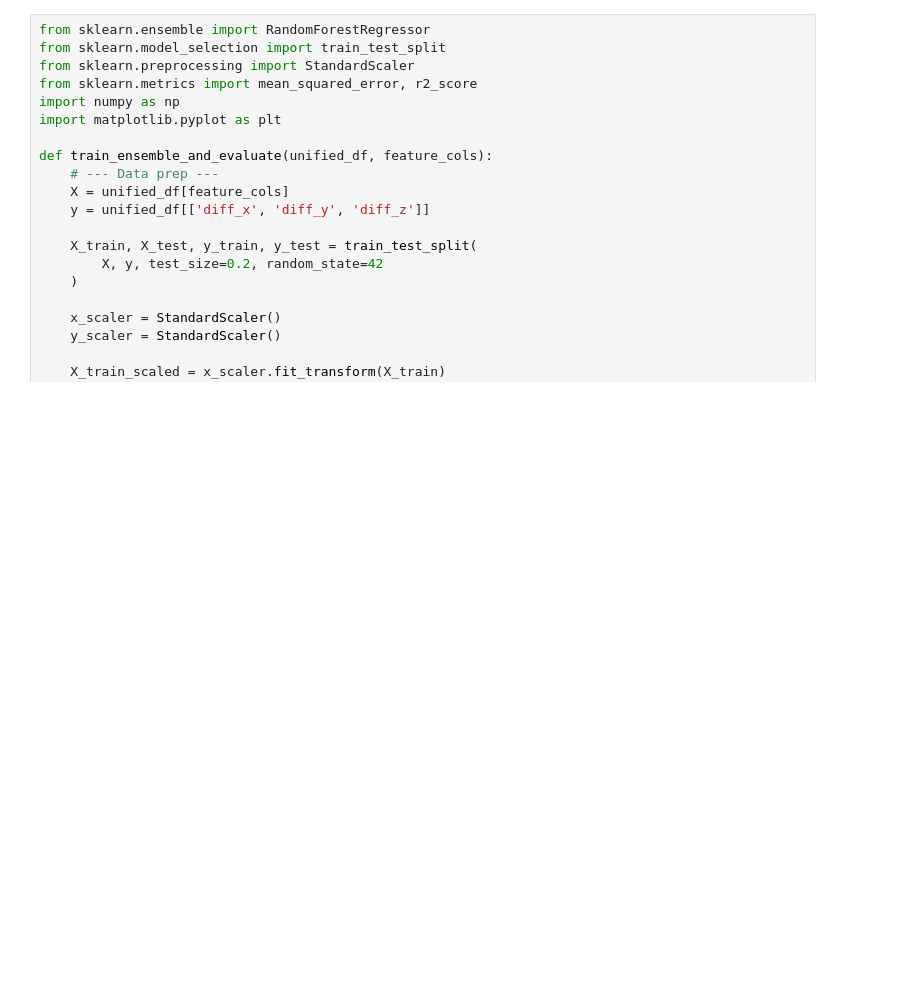
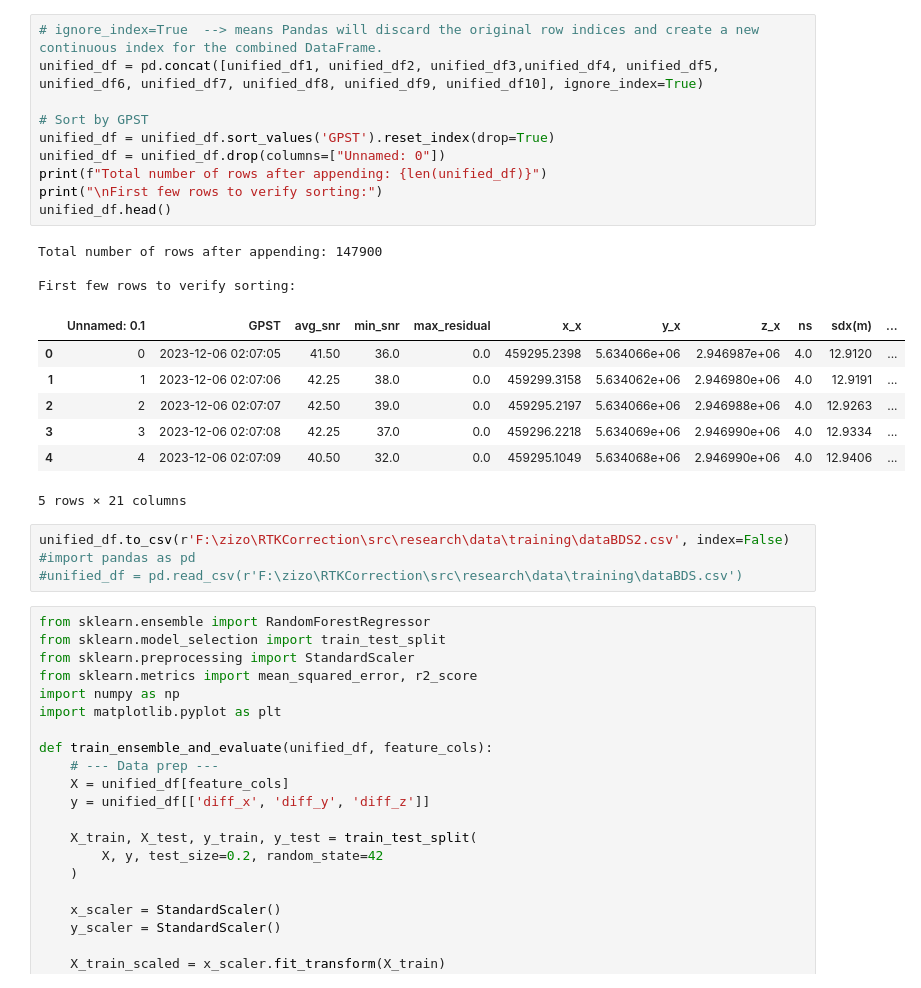
Before and after one commit to ZeyadSaleh-ejust/RTKCorrection, a Jupyter notebook: src/research/notebooks/test_single_constellation.ipynb, the cells around one changed output. Drawn from its saved outputs; the diff is of its cells as text; blank space fills up the shorter version.

Commit message:
testing data with continous configuration using all constellations

```diff
--- a/src/research/notebooks/test_single_constellation.ipynb
+++ b/src/research/notebooks/test_single_constellation.ipynb
@@ -3,3 +125,28 @@ unified_df = pd.read_csv(r'F:\zizo\RTKCorrection\src\research\data\training\data
+# %%
+# ignore_index=True  --> means Pandas will discard the original row indices and create a new continuous index for the combined DataFrame.
+unified_df = pd.concat([unified_df1, unified_df2, unified_df3,unified_df4, unified_df5, unified_df6, unified_df7, unified_df8, unified_df9, unified_df10], ignore_index=True)
+
+# Sort by GPST
+unified_df = unified_df.sort_values('GPST').reset_index(drop=True)
+unified_df = unified_df.drop(columns=["Unnamed: 0"])
+print(f"Total number of rows after appending: {len(unified_df)}")
+print("\nFirst few rows to verify sorting:")
+unified_df.head()
+# %% [output]
+Total number of rows after appending: 147900
+
+First few rows to verify sorting:
+|  | Unnamed: 0.1 | GPST | avg_snr | min_snr | max_residual | x_x | y_x | z_x | ns | sdx(m) | ... |
+| 0 | 0 | 2023-12-06 02:07:05 | 41.50 | 36.0 | 0.0 | 459295.2398 | 5.634066e+06 | 2.946987e+06 | 4.0 | 12.9120 | ... |
+| 1 | 1 | 2023-12-06 02:07:06 | 42.25 | 38.0 | 0.0 | 459299.3158 | 5.634062e+06 | 2.946980e+06 | 4.0 | 12.9191 | ... |
+| 2 | 2 | 2023-12-06 02:07:07 | 42.50 | 39.0 | 0.0 | 459295.2197 | 5.634066e+06 | 2.946988e+06 | 4.0 | 12.9263 | ... |
+| 3 | 3 | 2023-12-06 02:07:08 | 42.25 | 37.0 | 0.0 | 459296.2218 | 5.634069e+06 | 2.946990e+06 | 4.0 | 12.9334 | ... |
+| 4 | 4 | 2023-12-06 02:07:09 | 40.50 | 32.0 | 0.0 | 459295.1049 | 5.634068e+06 | 2.946990e+06 | 4.0 | 12.9406 | ... |
+5 rows × 21 columns
+# %%
+unified_df.to_csv(r'F:\zizo\RTKCorrection\src\research\data\training\dataBDS2.csv', index=False)
+#import pandas as pd
+#unified_df = pd.read_csv(r'F:\zizo\RTKCorrection\src\research\data\training\dataBDS.csv')
 # %%
 from sklearn.ensemble import RandomForestRegressor
 from sklearn.model_selection import train_test_split
```
Also changed, not shown: parts of 13 cells of this notebook, 1 other file.
